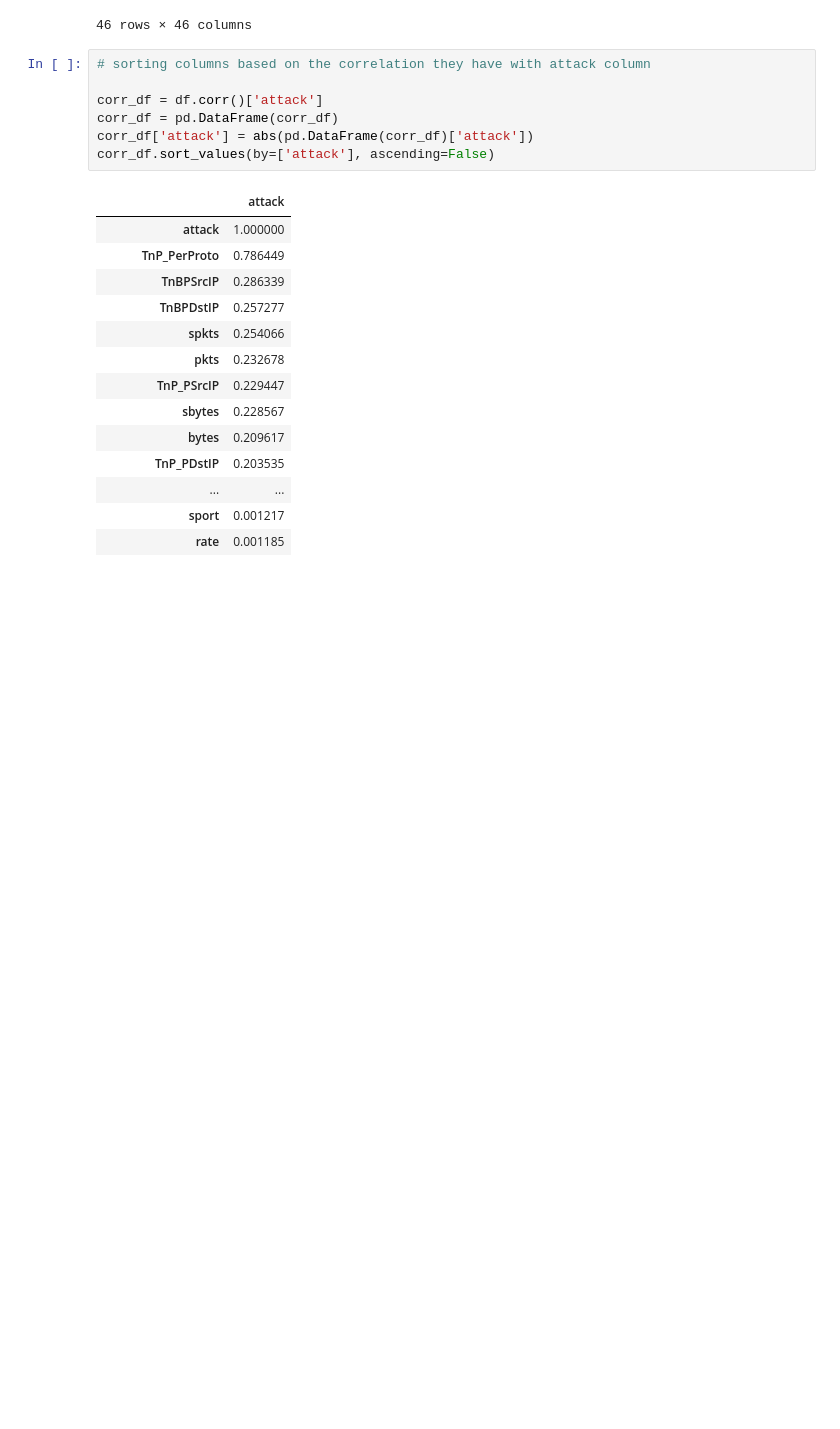
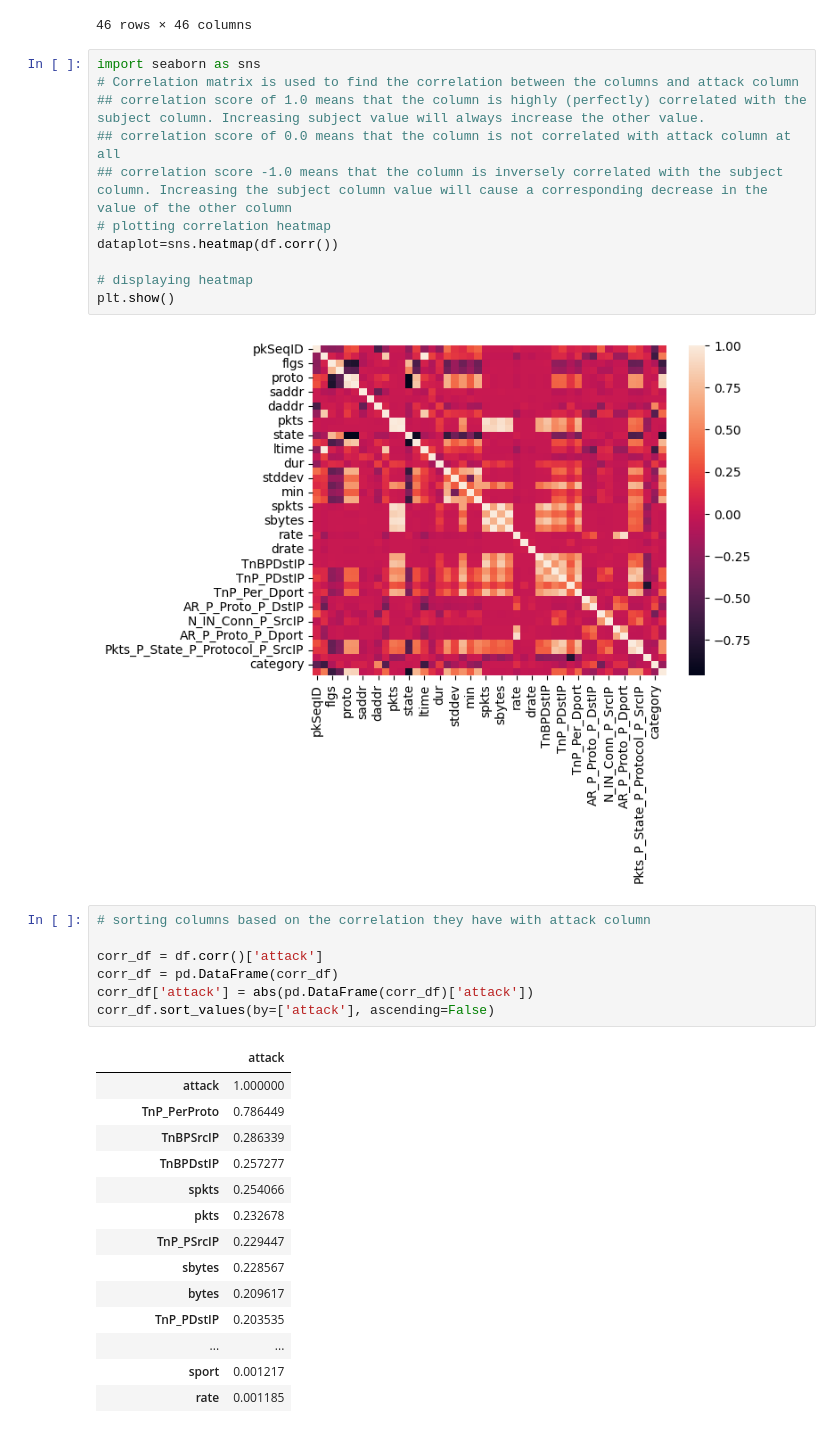
Before and after one commit to Specoptor/bot-iot, a Jupyter notebook: Baseline_Autoencoder_with_sparsitty,_matrices_and_reduced_feature_and_other_requirements_including_space time complexity.ipynb, the cells around one changed output. Saved outputs shown, nothing was run; the diff lists cells and outputs as text; blank space fills up the shorter version.

```diff
--- a/Baseline_Autoencoder_with_sparsitty,_matrices_and_reduced_feature_and_other_requirements_including_space time complexity.ipynb
+++ b/Baseline_Autoencoder_with_sparsitty,_matrices_and_reduced_feature_and_other_requirements_including_space time complexity.ipynb
@@ -131,6 +135,19 @@ df.corr()
 | category | -0.478614 | -0.640137 | -0.103009 | 0.058681 | -0.012266 | 0.055794 | 0.068329 | 0.001331 | 0.513200 | -0.519266 | ... |
 | subcategory | 0.130571 | 0.452878 | -0.659682 | -0.459878 | 0.892094 | 0.871424 | -0.027672 | -0.002508 | 0.080316 | 0.385963 | ... |
 46 rows × 46 columns
+# %%
+import seaborn as sns
+# Correlation matrix is used to find the correlation between the columns and attack column
+## correlation score of 1.0 means that the column is highly (perfectly) correlated with the subject column. Increasing subject value will always increase the other value.
+## correlation score of 0.0 means that the column is not correlated with attack column at all
+## correlation score -1.0 means that the column is inversely correlated with the subject column. Increasing the subject column value will cause a corresponding decrease in the value of the other column
+# plotting correlation heatmap
+dataplot=sns.heatmap(df.corr())
+
+# displaying heatmap
+plt.show()
+# %% [output]
+[figure, added]
 # %%
 # sorting columns based on the correlation they have with attack column
 
```
Also changed, not shown: parts of 17 cells of this notebook.
